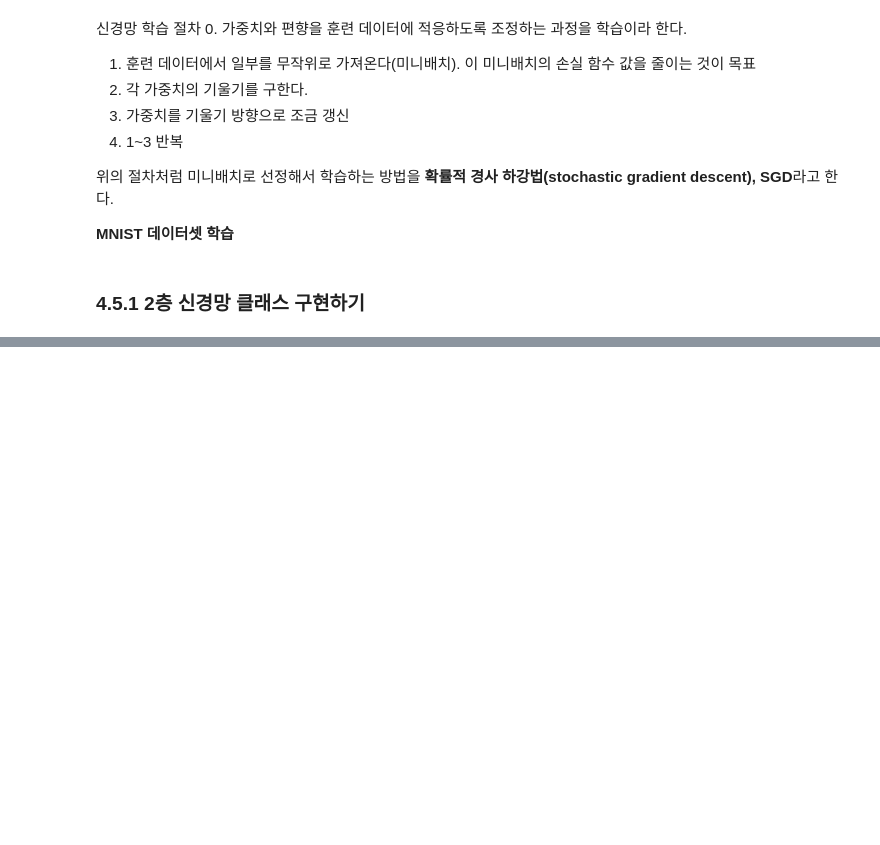
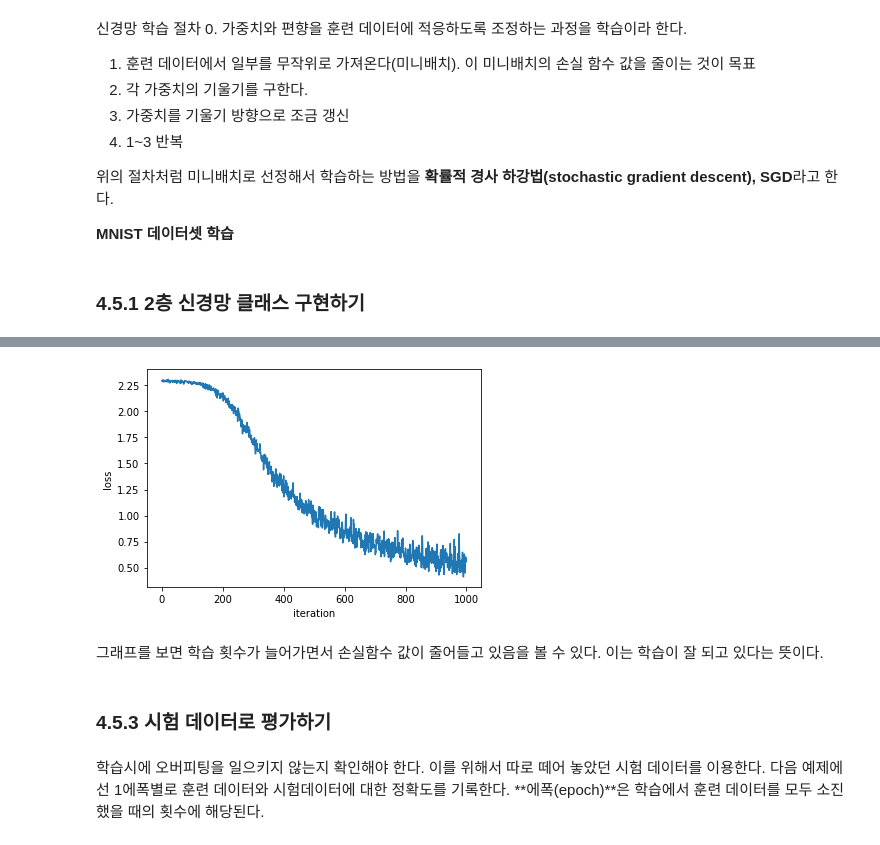
Before and after one commit to kkole3897/Deep_Learning_From_Scratch1, a Jupyter notebook: 김진관/Chapter4.ipynb, the cells around one changed output, grey strips where cells are left out. Saved outputs shown, nothing was run; the diff lists cells and outputs as text; code cells hidden in the pictures; blank space fills up the shorter version.

```diff
--- a/김진관/Chapter4.ipynb
+++ b/김진관/Chapter4.ipynb
@@ -598,0 +744,13 @@ dW = numerical_gradient(f, net.W)
+# %%
+plt.plot(range(1000), train_loss_list[:1000])
+plt.xlabel("iteration")
+plt.ylabel("loss")
+plt.show()
+# %% [output]
+[figure, added]
+# %% [markdown]
+그래프를 보면 학습 횟수가 늘어가면서 손실함수 값이 줄어들고 있음을 볼 수 있다. 이는 학습이 잘 되고 있다는 뜻이다.
+# %% [markdown]
+### 4.5.3 시험 데이터로 평가하기
+# %% [markdown]
+학습시에 오버피팅을 일으키지 않는지 확인해야 한다. 이를 위해서 따로 떼어 놓았던 시험 데이터를 이용한다. 다음 예제에선 1에폭별로 훈련 데이터와 시험데이터에 대한 정확도를 기록한다. **에폭(epoch)**은 학습에서 훈련 데이터를 모두 소진했을 때의 횟수에 해당된다.
```
Also changed, not shown: parts of 37 cells of this notebook.
